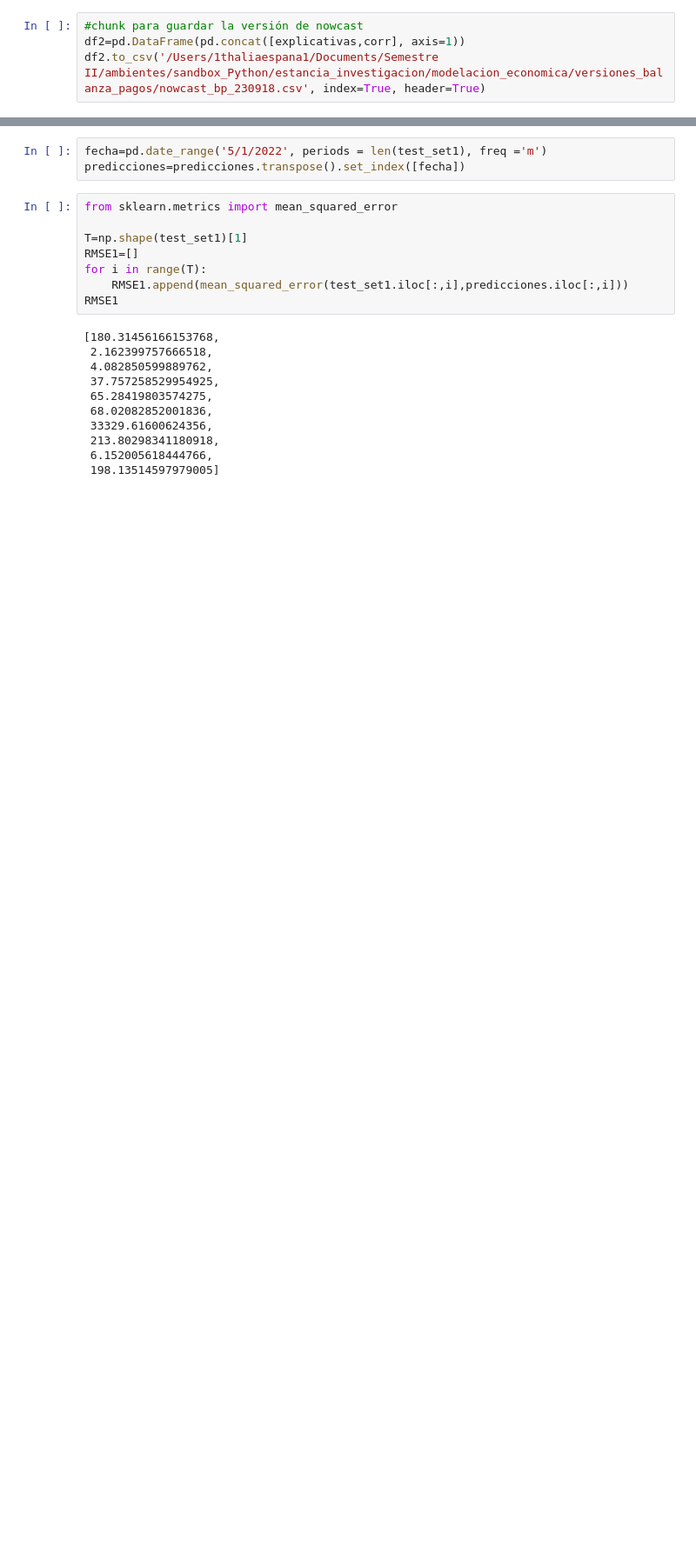
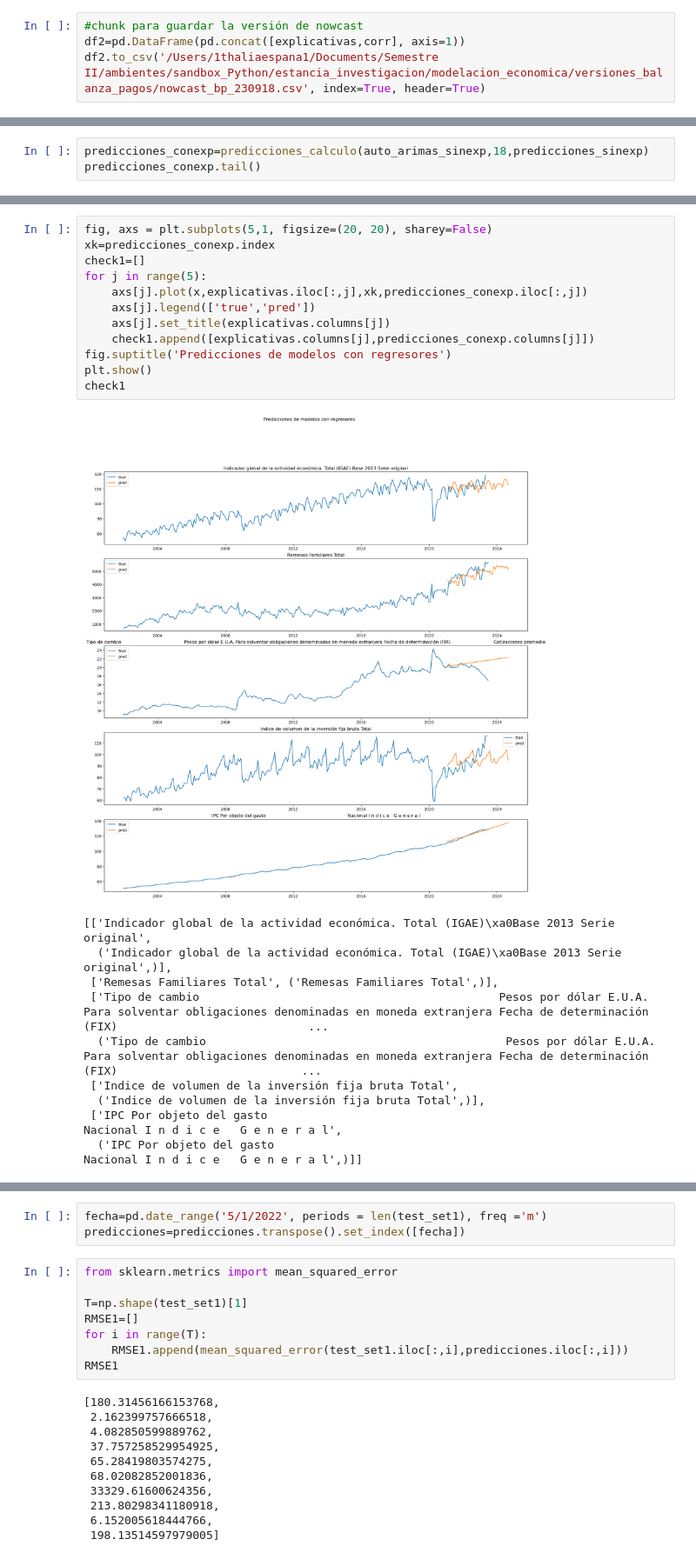
Before and after one commit to sparkieth/estancia_investigacion, a Jupyter notebook: modelacion_economica/modelo_cuenta_corriente.ipynb, the cells around one changed output, grey strips where cells are left out. Shown at 87% size. Drawn from its saved outputs; the diff is of its cells as text; blank space fills up the shorter version.

```diff
--- a/modelacion_economica/modelo_cuenta_corriente.ipynb
+++ b/modelacion_economica/modelo_cuenta_corriente.ipynb
@@ -286,0 +320,3 @@ results
+# %%
+predicciones_conexp=predicciones_calculo(auto_arimas_sinexp,18,predicciones_sinexp)
+predicciones_conexp.tail()
@@ -286,0 +332,23 @@ results
+# %%
+fig, axs = plt.subplots(5,1, figsize=(20, 20), sharey=False)
+xk=predicciones_conexp.index
+check1=[]
+for j in range(5):
+    axs[j].plot(x,explicativas.iloc[:,j],xk,predicciones_conexp.iloc[:,j])
+    axs[j].legend(['true','pred'])
+    axs[j].set_title(explicativas.columns[j])
+    check1.append([explicativas.columns[j],predicciones_conexp.columns[j]])
+fig.suptitle('Predicciones de modelos con regresores')
+plt.show()
+check1
+# %% [output]
+[figure, added]
+[['Indicador global de la actividad económica. Total (IGAE)\xa0Base 2013 Serie original',
+  ('Indicador global de la actividad económica. Total (IGAE)\xa0Base 2013 Serie original',)],
+ ['Remesas Familiares Total', ('Remesas Familiares Total',)],
+ ['Tipo de cambio                                            Pesos por dólar E.U.A. Para solventar obligaciones denominadas en moneda extranjera Fecha de determinación (FIX)                            ...
+  ('Tipo de cambio                                            Pesos por dólar E.U.A. Para solventar obligaciones denominadas en moneda extranjera Fecha de determinación (FIX)                           ...
+ ['Indice de volumen de la inversión fija bruta Total',
+  ('Indice de volumen de la inversión fija bruta Total',)],
+ ['IPC Por objeto del gasto                                                         Nacional I n d i c e   G e n e r a l',
+  ('IPC Por objeto del gasto                                                         Nacional I n d i c e   G e n e r a l',)]]
```
Also changed, not shown: parts of 14 cells of this notebook.
